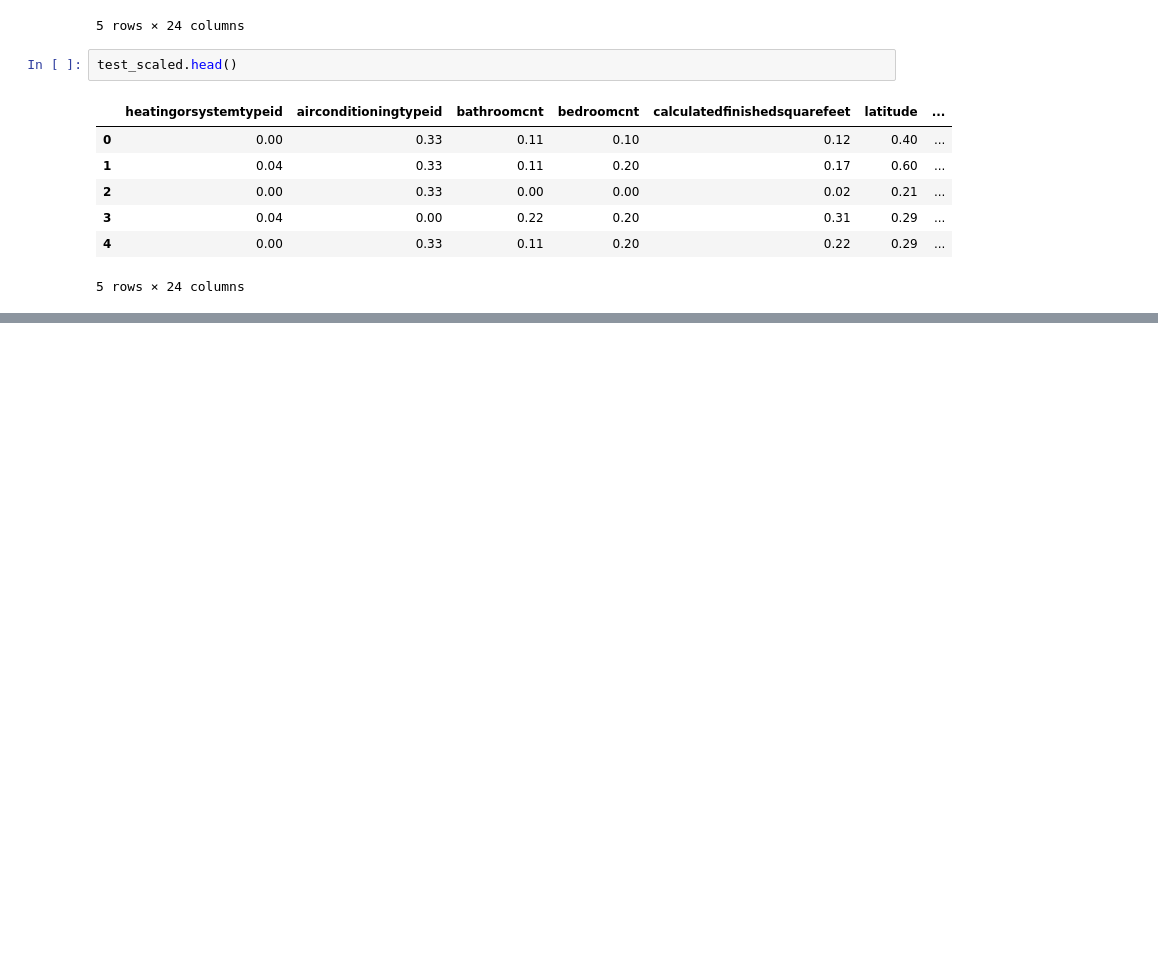
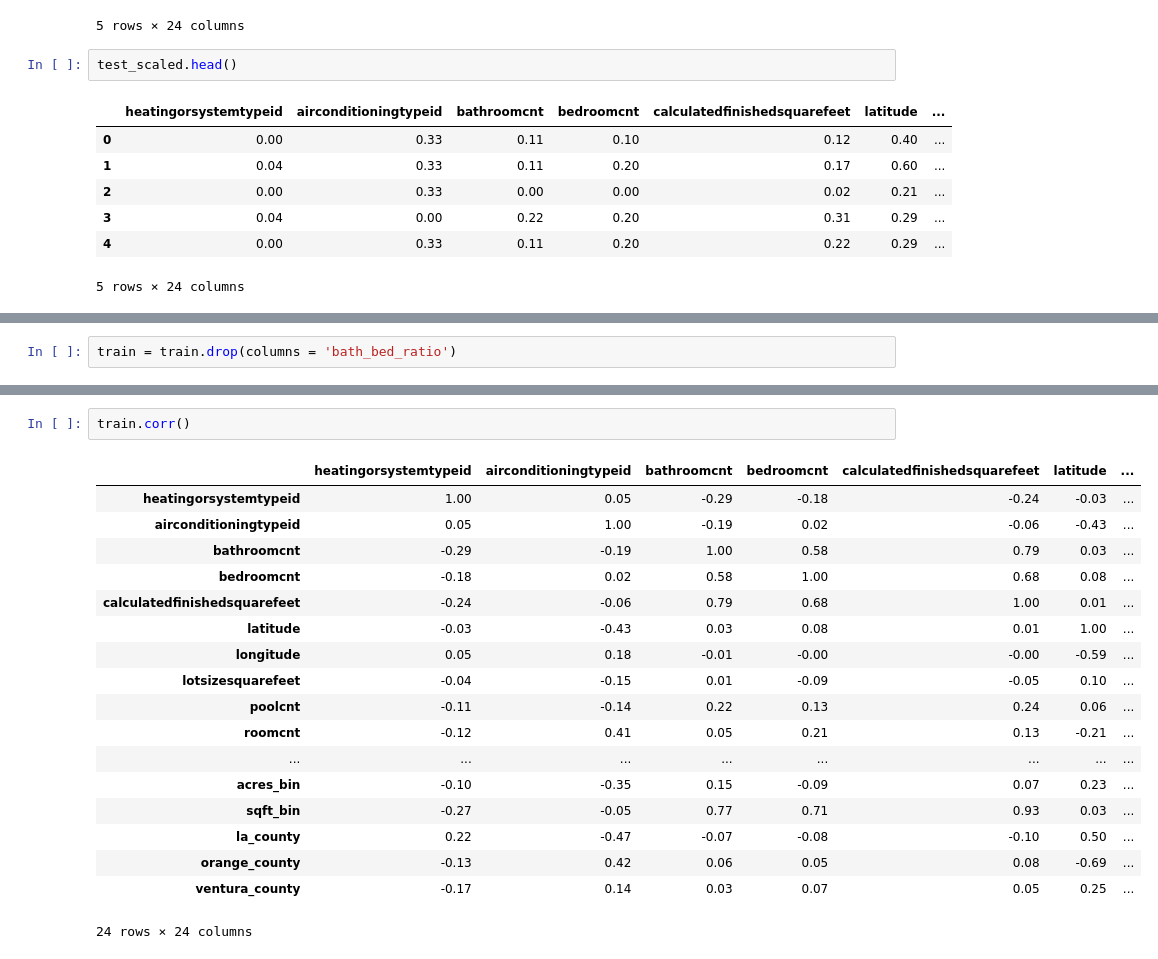
Before and after one commit to davidb-and-john/clustering-project, a Jupyter notebook: John/john_notebook.ipynb, the cells around one changed output, grey strips where cells are left out. Cells and saved outputs as stored; diff of their text form; blank space fills up the shorter version.

```diff
--- a/John/john_notebook.ipynb
+++ b/John/john_notebook.ipynb
@@ -248,0 +299,2 @@ test_scaled.head()
+# %%
+train = train.drop(columns = 'bath_bed_ratio')
@@ -248,0 +338,21 @@ test_scaled.head()
+# %%
+train.corr()
+# %% [output]
+|  | heatingorsystemtypeid | airconditioningtypeid | bathroomcnt | bedroomcnt | calculatedfinishedsquarefeet | latitude | ... |
+| heatingorsystemtypeid | 1.00 | 0.05 | -0.29 | -0.18 | -0.24 | -0.03 | ... |
+| airconditioningtypeid | 0.05 | 1.00 | -0.19 | 0.02 | -0.06 | -0.43 | ... |
+| bathroomcnt | -0.29 | -0.19 | 1.00 | 0.58 | 0.79 | 0.03 | ... |
+| bedroomcnt | -0.18 | 0.02 | 0.58 | 1.00 | 0.68 | 0.08 | ... |
+| calculatedfinishedsquarefeet | -0.24 | -0.06 | 0.79 | 0.68 | 1.00 | 0.01 | ... |
+| latitude | -0.03 | -0.43 | 0.03 | 0.08 | 0.01 | 1.00 | ... |
+| longitude | 0.05 | 0.18 | -0.01 | -0.00 | -0.00 | -0.59 | ... |
+| lotsizesquarefeet | -0.04 | -0.15 | 0.01 | -0.09 | -0.05 | 0.10 | ... |
+| poolcnt | -0.11 | -0.14 | 0.22 | 0.13 | 0.24 | 0.06 | ... |
+| roomcnt | -0.12 | 0.41 | 0.05 | 0.21 | 0.13 | -0.21 | ... |
+| ... | ... | ... | ... | ... | ... | ... | ... |
+| acres_bin | -0.10 | -0.35 | 0.15 | -0.09 | 0.07 | 0.23 | ... |
+| sqft_bin | -0.27 | -0.05 | 0.77 | 0.71 | 0.93 | 0.03 | ... |
+| la_county | 0.22 | -0.47 | -0.07 | -0.08 | -0.10 | 0.50 | ... |
+| orange_county | -0.13 | 0.42 | 0.06 | 0.05 | 0.08 | -0.69 | ... |
+| ventura_county | -0.17 | 0.14 | 0.03 | 0.07 | 0.05 | 0.25 | ... |
+24 rows × 24 columns
```
Also changed, not shown: parts of 7 cells of this notebook.
